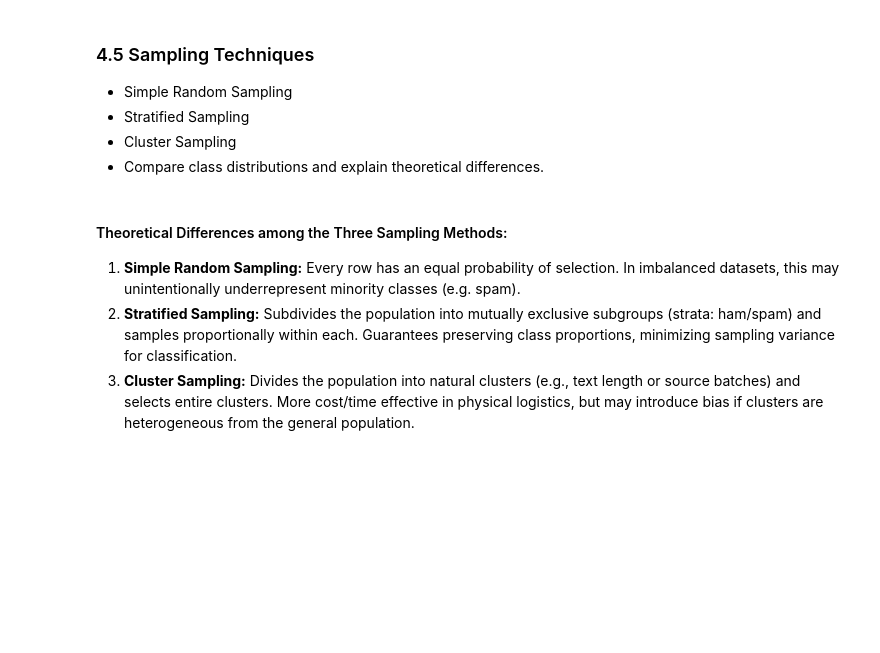
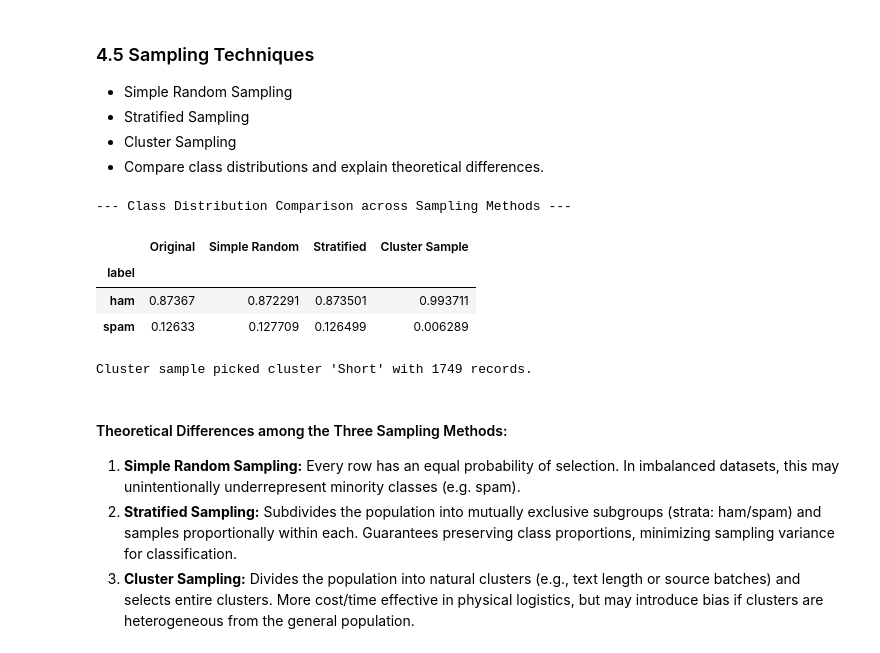
Before and after one commit to salahtarek404/Big-Data-a1, a Jupyter notebook: notebook/analysis.ipynb, the cells around one changed output. Drawn from its saved outputs; the diff is of its cells as text; code cells hidden in the pictures; blank space fills up the shorter version.

Commit message:
Complete data cleaning and preprocessing

```diff
--- a/notebook/analysis.ipynb
+++ b/notebook/analysis.ipynb
@@ -146,33 +227,43 @@ display(df[['label', 'label_num', 'char_count', 'word_count', 'length_category',
 - Cluster Sampling
 - Compare class distributions and explain theoretical differences.
 # %%
+from sklearn.model_selection import train_test_split
+import numpy as np
+import pandas as pd
+
 sample_frac = 0.5
 
 # 1. Simple Random Sampling
 simple_random_sample = df.sample(frac=sample_frac, random_state=42)
 
-# 2. Stratified Sampling (maintaining exact label distribution)
-stratified_sample = df.groupby('label', group_keys=False).apply(
-    lambda x: x.sample(frac=sample_frac, random_state=42)
+# 2. Stratified Sampling (using scikit-learn for clean class proportion preservation)
+_, stratified_sample = train_test_split(
+    df, test_size=sample_frac, stratify=df['label'], random_state=42
 )
 
-# 3. Cluster Sampling (using length_category as clusters and sampling entire clusters)
-clusters = df['length_category'].unique()
+# 3. Cluster Sampling (using length_category as clusters)
+clusters = df['length_category'].dropna().unique()
 selected_cluster = np.random.choice(clusters, size=1, replace=False)[0]
 cluster_sample = df[df['length_category'] == selected_cluster]
 
 # Comparison Table
 dist_df = pd.DataFrame({
     'Original': df['label'].value_counts(normalize=True),
     'Simple Random': simple_random_sample['label'].value_counts(normalize=True),
     'Stratified': stratified_sample['label'].value_counts(normalize=True),
     'Cluster Sample': cluster_sample['label'].value_counts(normalize=True)
 })
 
 print("--- Class Distribution Comparison across Sampling Methods ---")
 display(dist_df)
-
 print(f"\nCluster sample picked cluster '{selected_cluster}' with {len(cluster_sample)} records.")
+# %% [output]
+--- Class Distribution Comparison across Sampling Methods ---
+|  | Original | Simple Random | Stratified | Cluster Sample |
+| label |  |  |  |  |
+| ham | 0.87367 | 0.872291 | 0.873501 | 0.993711 |
+| spam | 0.12633 | 0.127709 | 0.126499 | 0.006289 |
+Cluster sample picked cluster 'Short' with 1749 records.
 # %% [markdown]
 #### Theoretical Differences among the Three Sampling Methods:
 1. **Simple Random Sampling:** Every row has an equal probability of selection. In imbalanced datasets, this may unintentionally underrepresent minority classes (e.g. spam).
```
Also changed, not shown: parts of 9 cells of this notebook, 2 other files.
